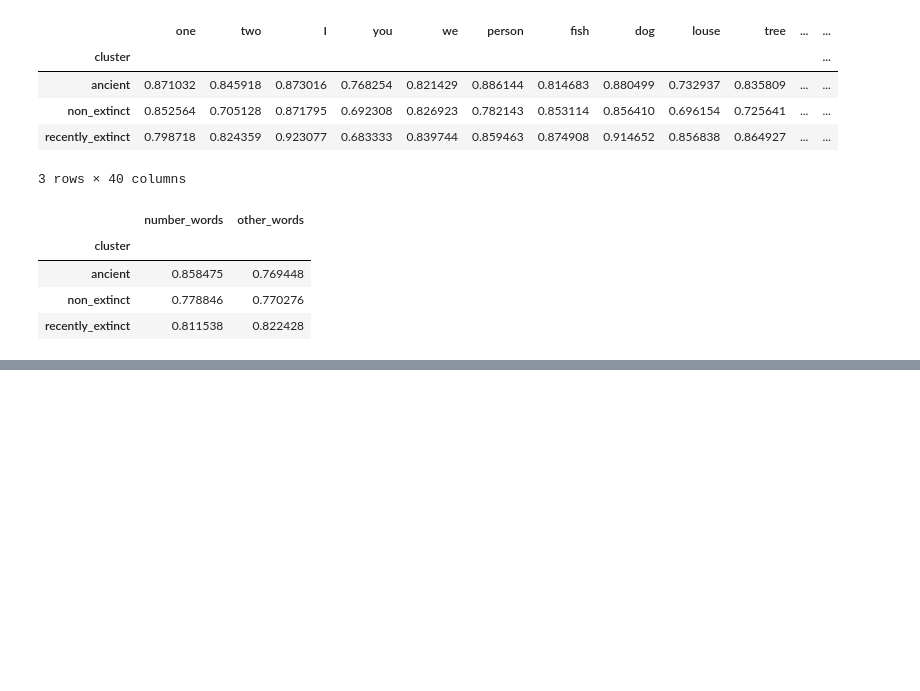
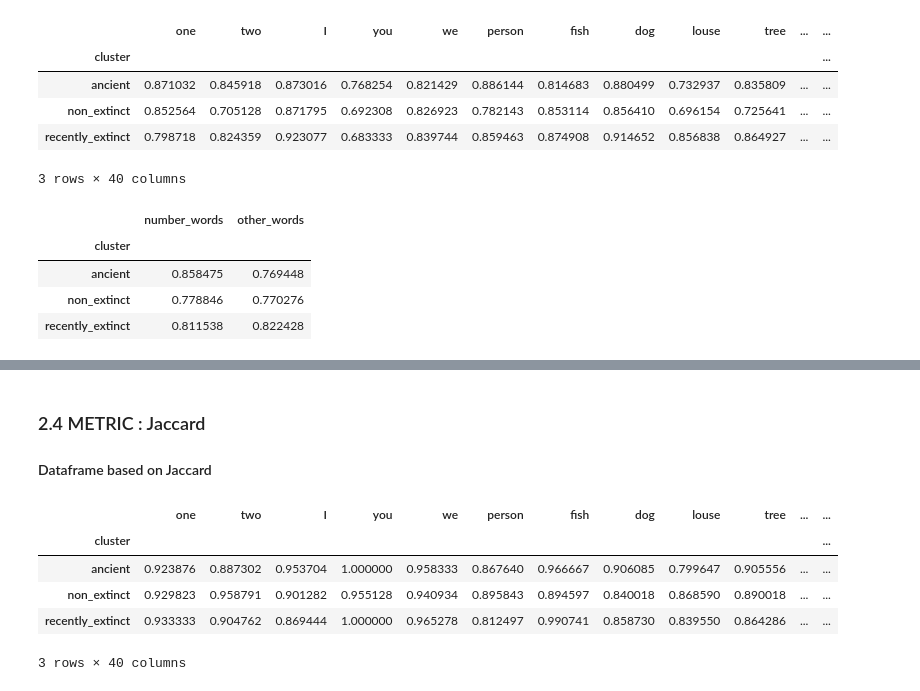
Before and after one commit to sidsvash26/history_of_number_words, a Jupyter notebook: Project_2_History_of_Number_words.ipynb, the cells around one changed output, grey strips where cells are left out. Saved outputs shown, nothing was run; the diff lists cells and outputs as text; code cells hidden in the pictures; blank space fills up the shorter version.

```diff
--- a/Project_2_History_of_Number_words.ipynb
+++ b/Project_2_History_of_Number_words.ipynb
@@ -365,0 +548,25 @@ df[['number_words', 'other_words']].groupby(level=['cluster']).mean()
+# %% [markdown]
+### 2.4 METRIC : Jaccard
+
+#### Dataframe based on Jaccard
+# %%
+#Create an empty dataframe with columns as words and multi index (language, cluster)
+df = pd.DataFrame(columns = words, index = index_adv, dtype=float)
+
+for (lang, cluster) in all_langs:
+    for word in words:
+        try:
+            df.loc[(lang, cluster),word] = similarity_metric('jaccard', 'ENGLISH', lang, word)
+        except:
+            pass   #for words not found in a particular language
+
+#Missing Value imputations
+df.fillna(df.median(), inplace=True)
+df.groupby(level=['cluster']).mean()
+# %% [output]
+|  | one | two | I | you | we | person | fish | dog | louse | tree | ... | ... |
+| cluster |  |  |  |  |  |  |  |  |  |  |  | ... |
+| ancient | 0.923876 | 0.887302 | 0.953704 | 1.000000 | 0.958333 | 0.867640 | 0.966667 | 0.906085 | 0.799647 | 0.905556 | ... | ... |
+| non_extinct | 0.929823 | 0.958791 | 0.901282 | 0.955128 | 0.940934 | 0.895843 | 0.894597 | 0.840018 | 0.868590 | 0.890018 | ... | ... |
+| recently_extinct | 0.933333 | 0.904762 | 0.869444 | 1.000000 | 0.965278 | 0.812497 | 0.990741 | 0.858730 | 0.839550 | 0.864286 | ... | ... |
+3 rows × 40 columns
```
Also changed, not shown: parts of 33 cells of this notebook.
